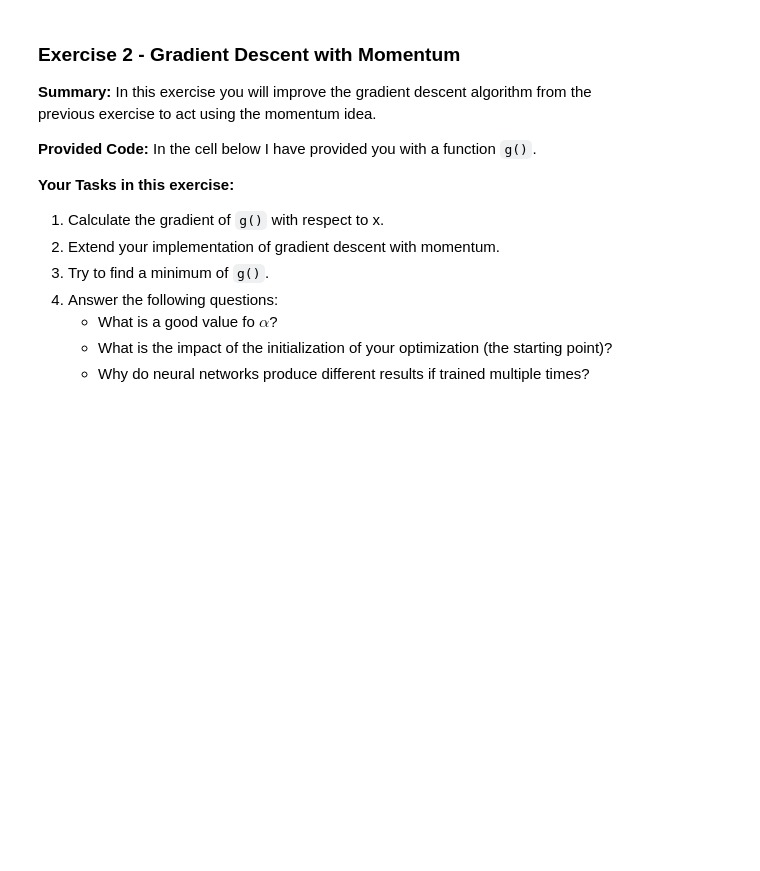
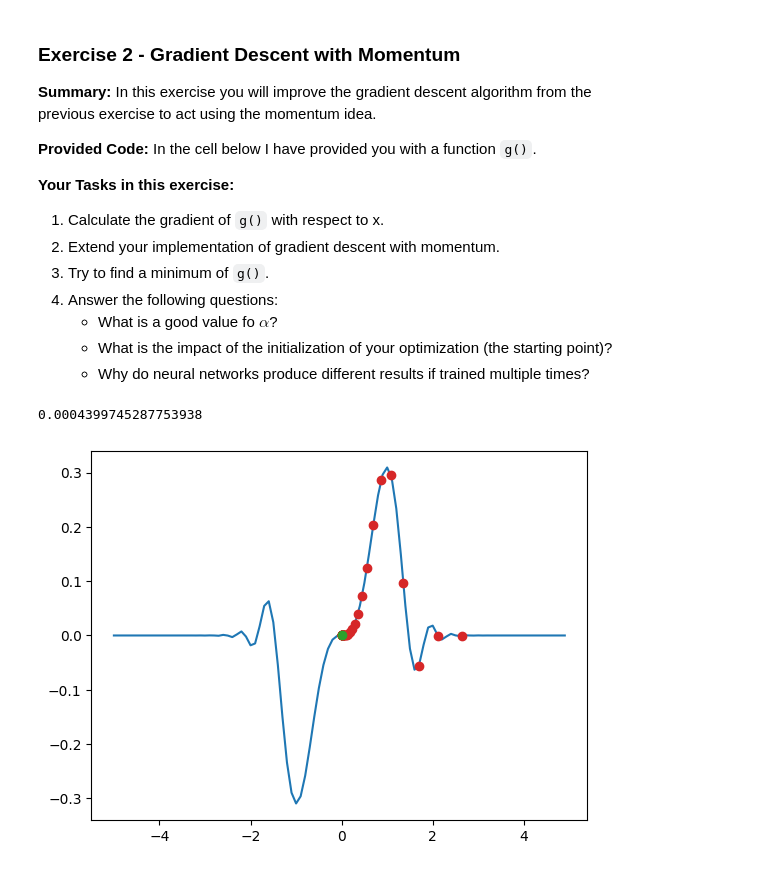
Before and after one commit to duden2024/NeuralNets2024, a Jupyter notebook: SGD_Backpropagation_Exercises.ipynb, the cells around one changed output. Saved outputs shown, nothing was run; the diff lists cells and outputs as text; code cells hidden in the pictures; blank space fills up the shorter version.

Commit message:
TODO: dgdx

```diff
--- a/SGD_Backpropagation_Exercises.ipynb
+++ b/SGD_Backpropagation_Exercises.ipynb
@@ -91,3 +91,34 @@ previous exercise to act using the momentum idea.
 #
 def g(x):
     return np.exp(-(x**2)) * np.sin(x**3)
+
+def dgdx(x):
+    return 2*x
+# %%
+def gradient_descent_momentum(learning_rate, f, dfdx):
+    # initialize w0 randomly
+    w0 = np.random.randn()*5
+    w_old = w0
+    # initialize plot
+    fig, ax = plt.subplots()
+    ax.plot(np.arange(-5, 5, 0.1), f(np.arange(-5, 5, 0.1)))
+    for i in range(10000):
+        # plot point
+        ax.plot(w_old, f(w_old), 'o', color='tab:red')
+        # calculate derivative
+        derivative = dfdx(w_old)
+        # break if it is small enough
+        if derivative < 0.001:
+            ax.plot(w_old, f(w_old), 'o', color='tab:green')
+            break
+
+        # calculate new step
+        w_new = w_old - learning_rate * derivative
+        w_old = w_new
+
+    return w_old
+# %%
+gradient_descent_momentum(0.1, g,dgdx)
+# %% [output]
+0.0004399745287753938
+[figure, added]
```
